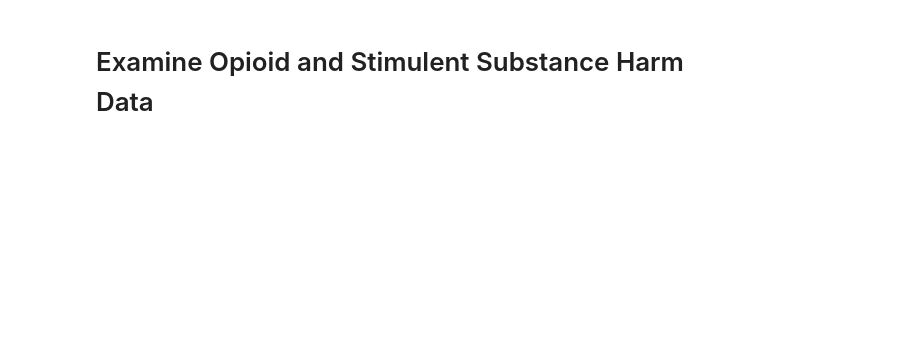
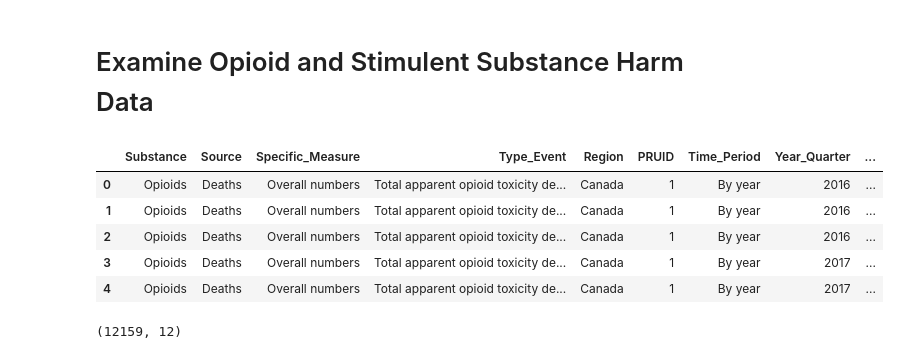
Before and after one commit to bempt/Opioids-in-Canada-EDA, a Jupyter notebook: eda.ipynb, the cells around one changed output. Cells and saved outputs as stored; diff of their text form; code cells hidden in the pictures; blank space fills up the shorter version.

```diff
--- a/eda.ipynb
+++ b/eda.ipynb
@@ -117,2 +123,16 @@ print(len(df_can_stats['Province name'].value_counts()))
 # %% [markdown]
 # Examine Opioid and Stimulent Substance Harm Data
+# %%
+overdose_data = pd.read_csv('Canada opioid and stimulant Subtance Harms Data June 2022.csv')
+overdose_data.head()
+# %% [output]
+|  | Substance | Source | Specific_Measure | Type_Event | Region | PRUID | Time_Period | Year_Quarter | ... |
+| 0 | Opioids | Deaths | Overall numbers | Total apparent opioid toxicity de... | Canada | 1 | By year | 2016 | ... |
+| 1 | Opioids | Deaths | Overall numbers | Total apparent opioid toxicity de... | Canada | 1 | By year | 2016 | ... |
+| 2 | Opioids | Deaths | Overall numbers | Total apparent opioid toxicity de... | Canada | 1 | By year | 2016 | ... |
+| 3 | Opioids | Deaths | Overall numbers | Total apparent opioid toxicity de... | Canada | 1 | By year | 2017 | ... |
+| 4 | Opioids | Deaths | Overall numbers | Total apparent opioid toxicity de... | Canada | 1 | By year | 2017 | ... |
+# %%
+overdose_data.shape
+# %% [output]
+(12159, 12)
```
Also changed, not shown: parts of 15 cells of this notebook.
